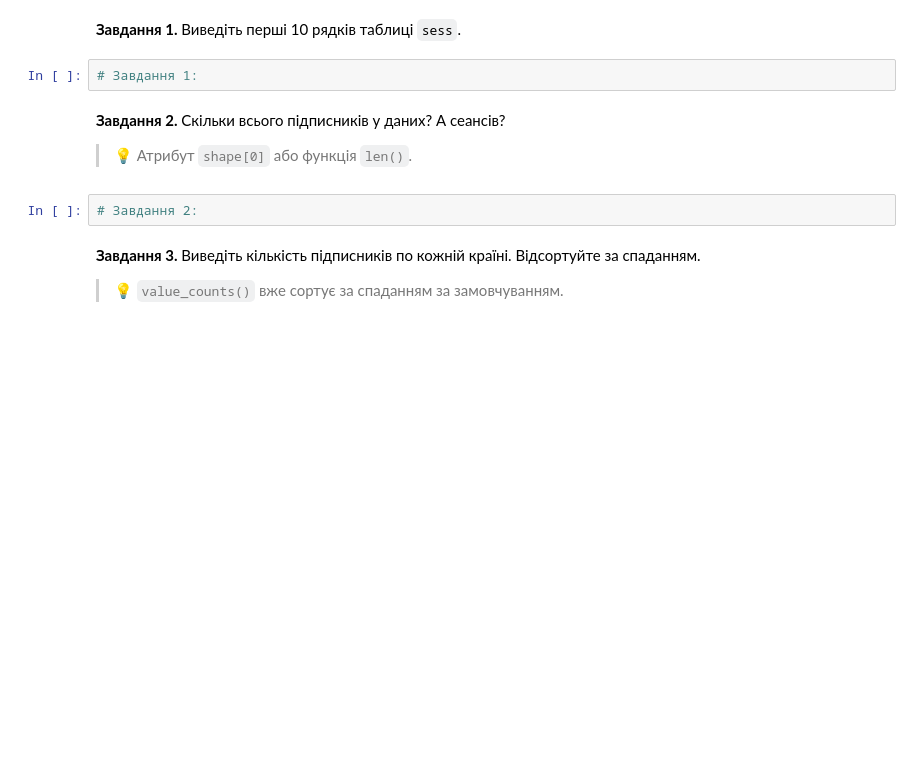
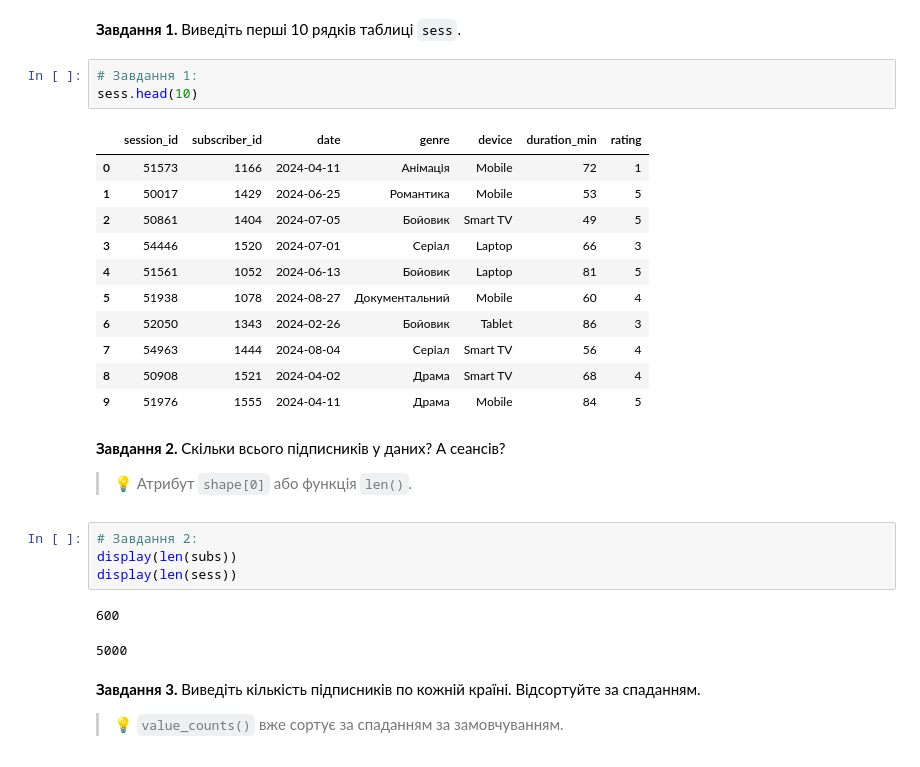
Before and after one commit to DymaStar/DTA_2026, a Jupyter notebook: HW/HW_DimaStar2905Nazar80_"pandas_viz_practice_ipynb".ipynb, the cells around one changed output. Saved outputs shown, nothing was run; the diff lists cells and outputs as text; blank space fills up the shorter version.

```diff
--- a/HW/HW_DimaStar2905Nazar80_"pandas_viz_practice_ipynb".ipynb
+++ b/HW/HW_DimaStar2905Nazar80_"pandas_viz_practice_ipynb".ipynb
@@ -96,12 +105,30 @@ subs.head()
 **Завдання 1.** Виведіть перші 10 рядків таблиці `sess`.
 # %%
 # Завдання 1:
+sess.head(10)
+# %% [output]
+|  | session_id | subscriber_id | date | genre | device | duration_min | rating |
+| 0 | 51573 | 1166 | 2024-04-11 | Анімація | Mobile | 72 | 1 |
+| 1 | 50017 | 1429 | 2024-06-25 | Романтика | Mobile | 53 | 5 |
+| 2 | 50861 | 1404 | 2024-07-05 | Бойовик | Smart TV | 49 | 5 |
+| 3 | 54446 | 1520 | 2024-07-01 | Серіал | Laptop | 66 | 3 |
+| 4 | 51561 | 1052 | 2024-06-13 | Бойовик | Laptop | 81 | 5 |
+| 5 | 51938 | 1078 | 2024-08-27 | Документальний | Mobile | 60 | 4 |
+| 6 | 52050 | 1343 | 2024-02-26 | Бойовик | Tablet | 86 | 3 |
+| 7 | 54963 | 1444 | 2024-08-04 | Серіал | Smart TV | 56 | 4 |
+| 8 | 50908 | 1521 | 2024-04-02 | Драма | Smart TV | 68 | 4 |
+| 9 | 51976 | 1555 | 2024-04-11 | Драма | Mobile | 84 | 5 |
 # %% [markdown]
 **Завдання 2.** Скільки всього підписників у даних? А сеансів?
 
 > 💡 Атрибут `shape[0]` або функція `len()`.
 # %%
 # Завдання 2:
+display(len(subs))
+display(len(sess))
+# %% [output]
+600
+5000
 # %% [markdown]
 **Завдання 3.** Виведіть кількість підписників по кожній країні. Відсортуйте за спаданням.
 
```
Also changed, not shown: parts of 1 cell of this notebook.
